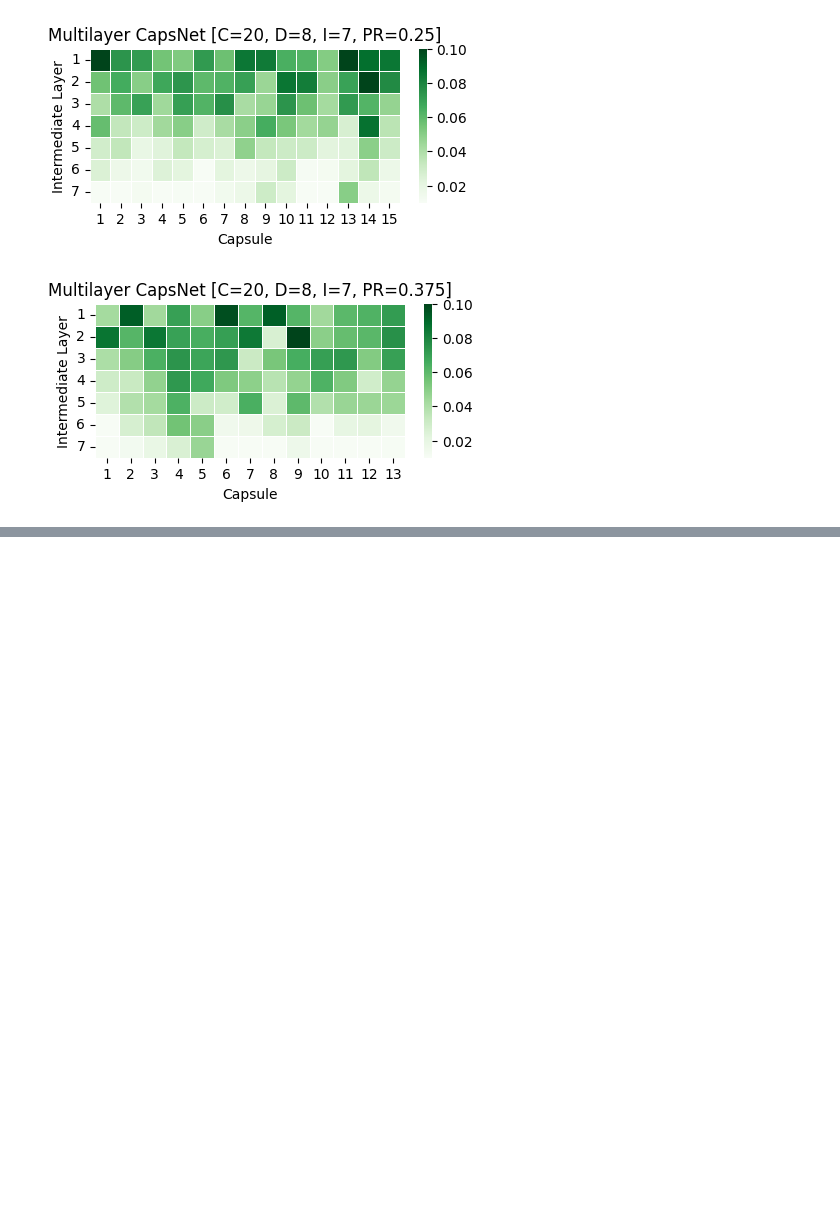
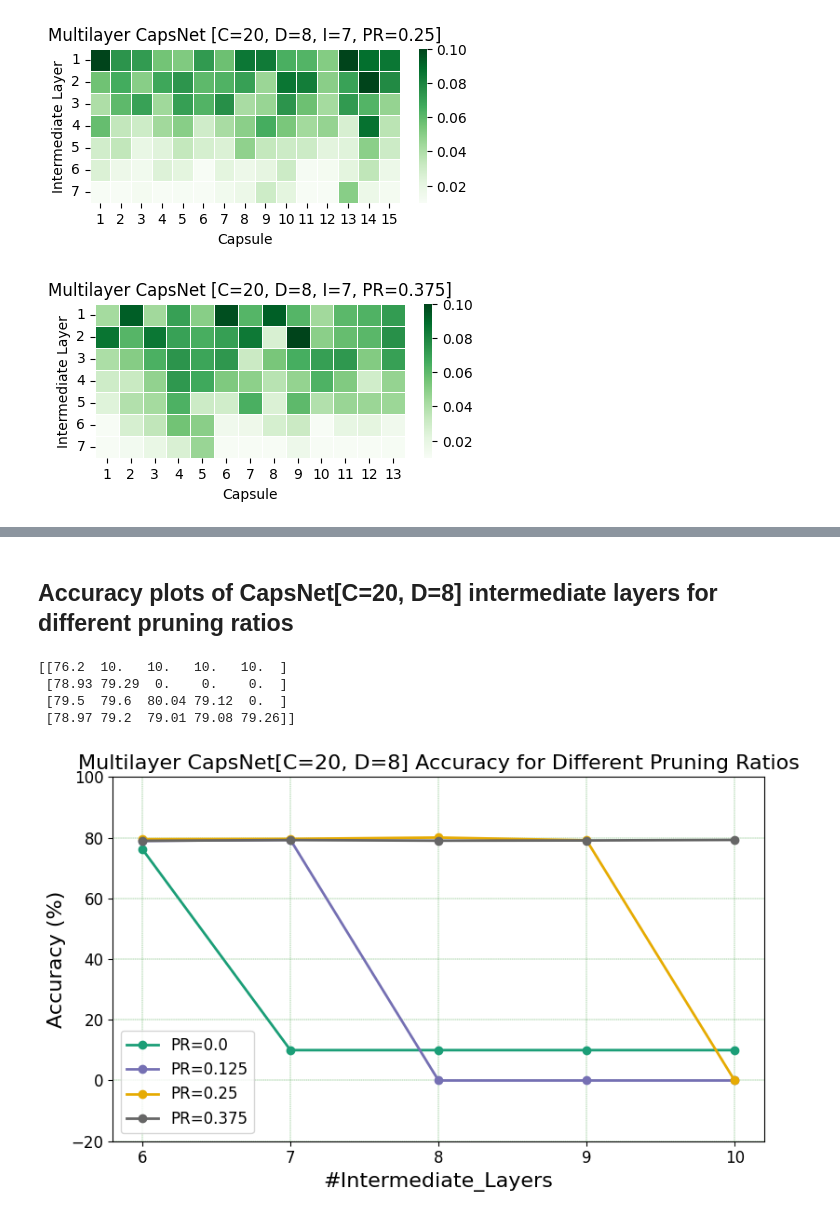
Before and after one commit to sidsahu88/leeds_msc_ocom5300m_project, a Jupyter notebook: src/OCOM5300M-AI-Project_Results_And_Plots.ipynb, the cells around one changed output, grey strips where cells are left out. Cells and saved outputs as stored; diff of their text form; code cells hidden in the pictures; blank space fills up the shorter version.

```diff
--- a/src/OCOM5300M-AI-Project_Results_And_Plots.ipynb
+++ b/src/OCOM5300M-AI-Project_Results_And_Plots.ipynb
@@ -772,0 +773,2 @@ utils.plot_line_chart(epoch_dead_capsules_percent, legends, 'Epoch', 'Dead Capsu
+# %% [markdown]
+## Accuracy plots of CapsNet[C=20, D=8] intermediate layers for different pruning ratios
@@ -772,0 +839,51 @@ utils.plot_line_chart(epoch_dead_capsules_percent, legends, 'Epoch', 'Dead Capsu
+# %%
+inter_caps_layer = 10
+
+unpruned_capsnet_model = torch.load(CIFAR10_TRAIN_DIR+'Best_multilayer_inter{}_capsnet_cifar10_model.pt'.format(inter_caps_layer),
+                                        map_location=device)
+pruned_37pc_capsnet_model = torch.load(CIFAR10_TRAIN_DIR+'Best_pruned_37pc_multilayer_inter{}_capsnet_cifar10_model.pt'.format(inter_caps_layer),
+                                            map_location=device)
+
+capsnet_accuracies[4] = np.array([unpruned_capsnet_model['best_top1'],
+                                  0.0,
+                                  0.0,
+                                  pruned_37pc_capsnet_model['best_top1']])
+# %%
+capsnet_accuracies = capsnet_accuracies.T
+
+print(capsnet_accuracies)
+# %% [output]
+[[76.2  10.   10.   10.   10.  ]
+ [78.93 79.29  0.    0.    0.  ]
+ [79.5  79.6  80.04 79.12  0.  ]
+ [78.97 79.2  79.01 79.08 79.26]]
+# %%
+def plot_line_chart(arrs, legends, xlabel, ylabel, title, xticks=[], marker='o', line='-', color_map = plt.cm.tab10, grid=True):
+    fig, ax = plt.subplots(figsize=(8, 5))
+
+    if len(xticks) == 0:
+        xticks = np.arange(1, len(arrs[0])+1)
+
+    colors = color_map(np.linspace(0, 1, len(legends)))
+
+    for i in range(len(arrs)):
+        ax.plot(xticks, arrs[i], marker+line, linewidth=2, label = legends[i], color=colors[i])
+
+    ax.set_xticks(xticks)
+    ax.tick_params(axis='both', which='major', labelsize=12)
+    ax.set_xlabel(xlabel, fontsize = 16)
+    ax.set_ylim(bottom=-20, top=100)
+    ax.set_ylabel(ylabel, fontsize = 16)
+    ax.set_title(title, fontsize = 16)
+    ax.legend(fontsize = 12)
+    if grid:
+        plt.grid(color = 'green', linestyle = '--', linewidth = 0.25)
+    fig.tight_layout()
+# %%
+legends = ['PR=0.0', 'PR=0.125', 'PR=0.25', 'PR=0.375']
+plot_title = 'Multilayer CapsNet[C=20, D=8] Accuracy for Different Pruning Ratios'
+
+plot_line_chart(capsnet_accuracies, legends, '#Intermediate_Layers', 'Accuracy (%)',
+                      plot_title, [6, 7, 8, 9, 10], marker='o', line='-', color_map = plt.cm.Dark2)
+# %% [output]
+[figure, added]
```
Also changed, not shown: parts of 11 cells of this notebook, 5 other files.
